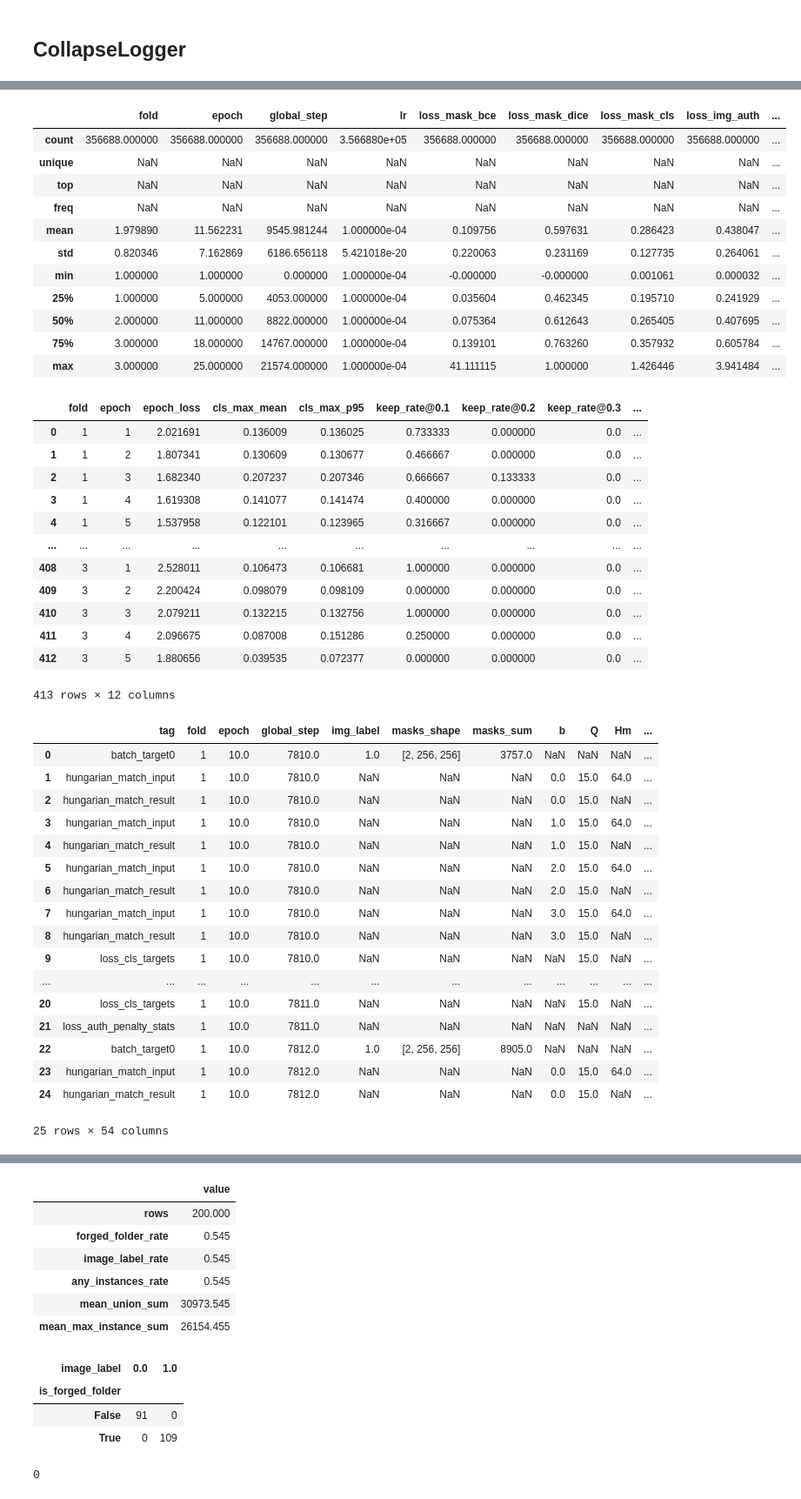
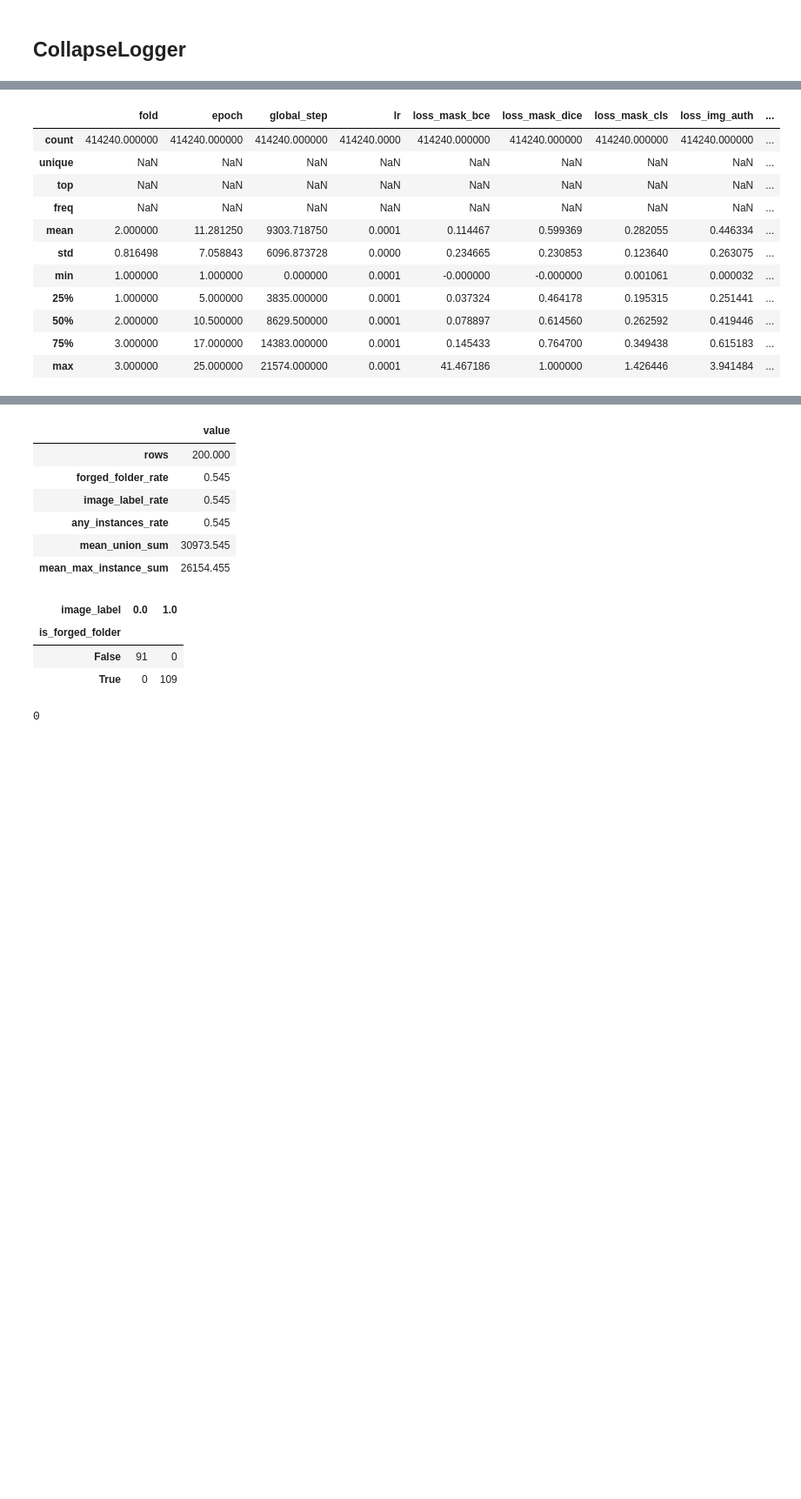
Before and after one commit to piiop/RecodAI_LUC, a Jupyter notebook: notebooks/cv_analysis.ipynb, the cells around one changed output, grey strips where cells are left out. Shown at 87% size. Drawn from its saved outputs; the diff is of its cells as text; code cells hidden in the pictures; blank space fills up the shorter version.

```diff
--- a/notebooks/cv_analysis.ipynb
+++ b/notebooks/cv_analysis.ipynb
@@ -99,7 +99,7 @@ def load_run(names):
     raise FileNotFoundError(f"Not found under OOF_ROOT: {name}")
 
 # Use load_run(name | [names]) to load one or more CV runs or loose files from experiments/oof_results/
-runs = load_run(["mini_smoke"])  # or: load_run("mini_smoke"), load_run("oof_predictions.csv")
+runs = load_run(["gate_pass_TRUE"])  # or: load_run("mini_smoke"), load_run("oof_predictions.csv")
 
 print("Loaded:")
 if isinstance(runs, dict) and "name" not in runs:
@@ -168,7 +168,7 @@ mini_smoke
 ## CollapseLogger
 # %%
 # ---- Use an already-loaded run from `runs` ----
-run = runs["mini_smoke"]  # must exist in `runs`
+run = runs["gate_pass_TRUE"]  # must exist in `runs`
 
 OOF_RUN_DIR = run["path"]
 oof_metrics = run["metrics"] or {}
@@ -364,69 +362,32 @@ fold3 tables:
 # %%
 # Convenience: key summaries across ALL loaded debug tables
 
 def concat_tables(name_contains: str):
     dfs = []
     for (fold, rel), df in collapse_tables.items():
         if name_contains.lower() in rel.lower():
             d = df.copy()
             d["fold"] = fold
             d["_source"] = rel
             dfs.append(d)
     return pd.concat(dfs, ignore_index=True) if dfs else pd.DataFrame()
 
 step_losses = concat_tables("step")
 epoch_summary = concat_tables("epoch")
 debug_events = concat_tables("debug")
 
 if len(step_losses):
     display(step_losses.describe(include="all"))
-
-if len(epoch_summary):
-    display(epoch_summary)
-
-if len(debug_events):
-    display(debug_events.head(25))
 # %% [output]
 |  | fold | epoch | global_step | lr | loss_mask_bce | loss_mask_dice | loss_mask_cls | loss_img_auth | ... |
-| count | 356688.000000 | 356688.000000 | 356688.000000 | 3.566880e+05 | 356688.000000 | 356688.000000 | 356688.000000 | 356688.000000 | ... |
+| count | 414240.000000 | 414240.000000 | 414240.000000 | 414240.0000 | 414240.000000 | 414240.000000 | 414240.000000 | 414240.000000 | ... |
 | unique | NaN | NaN | NaN | NaN | NaN | NaN | NaN | NaN | ... |
 | top | NaN | NaN | NaN | NaN | NaN | NaN | NaN | NaN | ... |
 | freq | NaN | NaN | NaN | NaN | NaN | NaN | NaN | NaN | ... |
-| mean | 1.979890 | 11.562231 | 9545.981244 | 1.000000e-04 | 0.109756 | 0.597631 | 0.286423 | 0.438047 | ... |
-| std | 0.820346 | 7.162869 | 6186.656118 | 5.421018e-20 | 0.220063 | 0.231169 | 0.127735 | 0.264061 | ... |
-| min | 1.000000 | 1.000000 | 0.000000 | 1.000000e-04 | -0.000000 | -0.000000 | 0.001061 | 0.000032 | ... |
-| 25% | 1.000000 | 5.000000 | 4053.000000 | 1.000000e-04 | 0.035604 | 0.462345 | 0.195710 | 0.241929 | ... |
-| 50% | 2.000000 | 11.000000 | 8822.000000 | 1.000000e-04 | 0.075364 | 0.612643 | 0.265405 | 0.407695 | ... |
-| 75% | 3.000000 | 18.000000 | 14767.000000 | 1.000000e-04 | 0.139101 | 0.763260 | 0.357932 | 0.605784 | ... |
-| max | 3.000000 | 25.000000 | 21574.000000 | 1.000000e-04 | 41.111115 | 1.000000 | 1.426446 | 3.941484 | ... |
+| mean | 2.000000 | 11.281250 | 9303.718750 | 0.0001 | 0.114467 | 0.599369 | 0.282055 | 0.446334 | ... |
+| std | 0.816498 | 7.058843 | 6096.873728 | 0.0000 | 0.234665 | 0.230853 | 0.123640 | 0.263075 | ... |
+| min | 1.000000 | 1.000000 | 0.000000 | 0.0001 | -0.000000 | -0.000000 | 0.001061 | 0.000032 | ... |
+| 25% | 1.000000 | 5.000000 | 3835.000000 | 0.0001 | 0.037324 | 0.464178 | 0.195315 | 0.251441 | ... |
+| 50% | 2.000000 | 10.500000 | 8629.500000 | 0.0001 | 0.078897 | 0.614560 | 0.262592 | 0.419446 | ... |
+| 75% | 3.000000 | 17.000000 | 14383.000000 | 0.0001 | 0.145433 | 0.764700 | 0.349438 | 0.615183 | ... |
+| max | 3.000000 | 25.000000 | 21574.000000 | 0.0001 | 41.467186 | 1.000000 | 1.426446 | 3.941484 | ... |
-|  | fold | epoch | epoch_loss | cls_max_mean | cls_max_p95 | keep_rate@0.1 | keep_rate@0.2 | keep_rate@0.3 | ... |
-| 0 | 1 | 1 | 2.021691 | 0.136009 | 0.136025 | 0.733333 | 0.000000 | 0.0 | ... |
-| 1 | 1 | 2 | 1.807341 | 0.130609 | 0.130677 | 0.466667 | 0.000000 | 0.0 | ... |
-| 2 | 1 | 3 | 1.682340 | 0.207237 | 0.207346 | 0.666667 | 0.133333 | 0.0 | ... |
-| 3 | 1 | 4 | 1.619308 | 0.141077 | 0.141474 | 0.400000 | 0.000000 | 0.0 | ... |
-| 4 | 1 | 5 | 1.537958 | 0.122101 | 0.123965 | 0.316667 | 0.000000 | 0.0 | ... |
-| ... | ... | ... | ... | ... | ... | ... | ... | ... | ... |
-| 408 | 3 | 1 | 2.528011 | 0.106473 | 0.106681 | 1.000000 | 0.000000 | 0.0 | ... |
-| 409 | 3 | 2 | 2.200424 | 0.098079 | 0.098109 | 0.000000 | 0.000000 | 0.0 | ... |
-| 410 | 3 | 3 | 2.079211 | 0.132215 | 0.132756 | 1.000000 | 0.000000 | 0.0 | ... |
-| 411 | 3 | 4 | 2.096675 | 0.087008 | 0.151286 | 0.250000 | 0.000000 | 0.0 | ... |
-| 412 | 3 | 5 | 1.880656 | 0.039535 | 0.072377 | 0.000000 | 0.000000 | 0.0 | ... |
-413 rows × 12 columns
-|  | tag | fold | epoch | global_step | img_label | masks_shape | masks_sum | b | Q | Hm | ... |
-| 0 | batch_target0 | 1 | 10.0 | 7810.0 | 1.0 | [2, 256, 256] | 3757.0 | NaN | NaN | NaN | ... |
-| 1 | hungarian_match_input | 1 | 10.0 | 7810.0 | NaN | NaN | NaN | 0.0 | 15.0 | 64.0 | ... |
-| 2 | hungarian_match_result | 1 | 10.0 | 7810.0 | NaN | NaN | NaN | 0.0 | 15.0 | NaN | ... |
-| 3 | hungarian_match_input | 1 | 10.0 | 7810.0 | NaN | NaN | NaN | 1.0 | 15.0 | 64.0 | ... |
-| 4 | hungarian_match_result | 1 | 10.0 | 7810.0 | NaN | NaN | NaN | 1.0 | 15.0 | NaN | ... |
-| 5 | hungarian_match_input | 1 | 10.0 | 7810.0 | NaN | NaN | NaN | 2.0 | 15.0 | 64.0 | ... |
-| 6 | hungarian_match_result | 1 | 10.0 | 7810.0 | NaN | NaN | NaN | 2.0 | 15.0 | NaN | ... |
-| 7 | hungarian_match_input | 1 | 10.0 | 7810.0 | NaN | NaN | NaN | 3.0 | 15.0 | 64.0 | ... |
-| 8 | hungarian_match_result | 1 | 10.0 | 7810.0 | NaN | NaN | NaN | 3.0 | 15.0 | NaN | ... |
-| 9 | loss_cls_targets | 1 | 10.0 | 7810.0 | NaN | NaN | NaN | NaN | 15.0 | NaN | ... |
-| ... | ... | ... | ... | ... | ... | ... | ... | ... | ... | ... | ... |
-| 20 | loss_cls_targets | 1 | 10.0 | 7811.0 | NaN | NaN | NaN | NaN | 15.0 | NaN | ... |
-| 21 | loss_auth_penalty_stats | 1 | 10.0 | 7811.0 | NaN | NaN | NaN | NaN | NaN | NaN | ... |
-| 22 | batch_target0 | 1 | 10.0 | 7812.0 | 1.0 | [2, 256, 256] | 8905.0 | NaN | NaN | NaN | ... |
-| 23 | hungarian_match_input | 1 | 10.0 | 7812.0 | NaN | NaN | NaN | 0.0 | 15.0 | 64.0 | ... |
-| 24 | hungarian_match_result | 1 | 10.0 | 7812.0 | NaN | NaN | NaN | 0.0 | 15.0 | NaN | ... |
-25 rows × 54 columns
```
Also changed, not shown: parts of 9 cells of this notebook, 6 other files.
